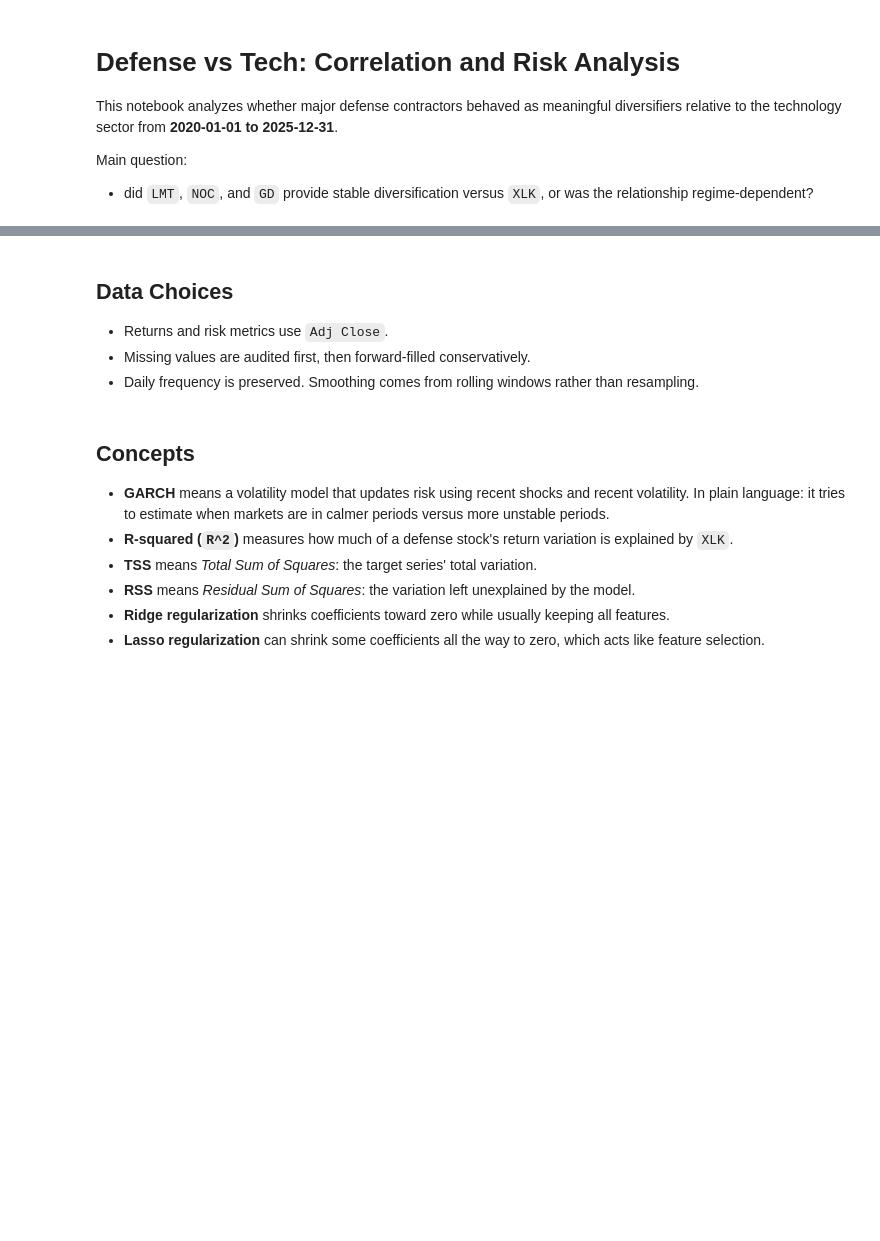
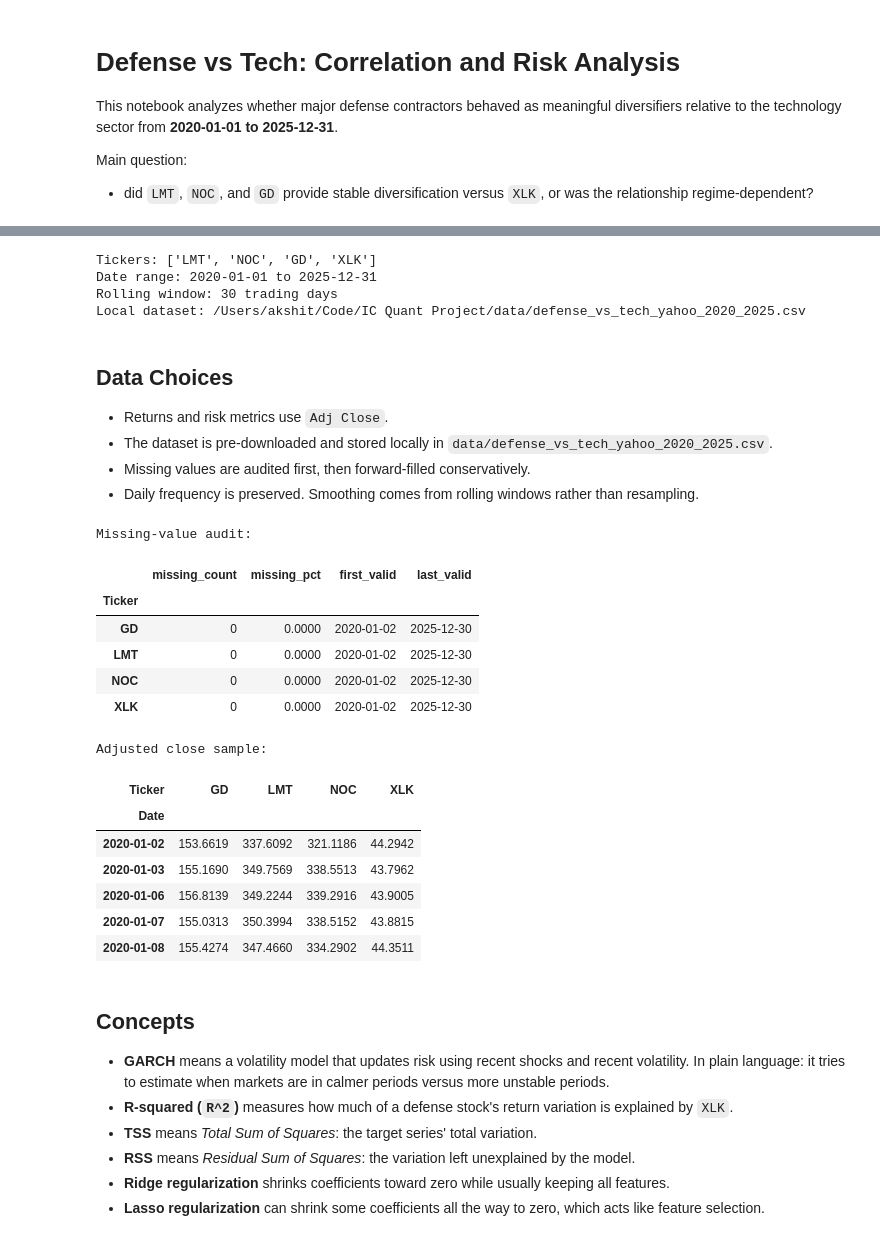
Before and after one commit to akshitk26/ic-quant-project, a Jupyter notebook: defense_vs_tech_analysis.ipynb, the cells around one changed output, grey strips where cells are left out. Drawn from its saved outputs; the diff is of its cells as text; code cells hidden in the pictures; blank space fills up the shorter version.

Commit message:
data

```diff
--- a/defense_vs_tech_analysis.ipynb
+++ b/defense_vs_tech_analysis.ipynb
@@ -55,7 +28,6 @@ import pandas as pd
 import matplotlib.pyplot as plt
 import seaborn as sns
 import statsmodels.api as sm
-import yfinance as yf
 
 from arch import arch_model
 from sklearn.linear_model import LinearRegression, Ridge, Lasso
@@ -80,39 +52,42 @@ RIDGE_ALPHA = 1.0
 LASSO_ALPHA = 0.0005
 MOMENTUM_WINDOW = 30
 
-# output folder
+# local repo data path
 BASE_DIR = Path.cwd()
+DATA_PATH = BASE_DIR / "data" / "defense_vs_tech_yahoo_2020_2025.csv"
 EXPORT_DIR = BASE_DIR / "outputs"
 EXPORT_DIR.mkdir(exist_ok=True)
 
 print(f"Tickers: {TICKERS}")
 print(f"Date range: {START_DATE} to {END_DATE}")
 print(f"Rolling window: {ROLLING_WINDOW} trading days")
+print(f"Local dataset: {DATA_PATH}")
+# %% [output]
+Tickers: ['LMT', 'NOC', 'GD', 'XLK']
+Date range: 2020-01-01 to 2025-12-31
+Rolling window: 30 trading days
+Local dataset: /Users/akshit/Code/IC Quant Project/data/defense_vs_tech_yahoo_2020_2025.csv
 # %% [markdown]
 ## Data Choices
 
 - Returns and risk metrics use `Adj Close`.
+- The dataset is pre-downloaded and stored locally in `data/defense_vs_tech_yahoo_2020_2025.csv`.
 - Missing values are audited first, then forward-filled conservatively.
 - Daily frequency is preserved. Smoothing comes from rolling windows rather than resampling.
 # %%
 # data loading and preprocessing
 
-# downloads raw yahoo finance data
-def fetch_data(tickers: List[str], start: str, end: str) -> pd.DataFrame:
-    df = yf.download(
-        tickers=tickers,
-        start=start,
-        end=end,
-        auto_adjust=False,
-        progress=False,
-        group_by="column",
-    )
+# loads the pre-downloaded repo dataset
+def load_local_data(csv_path: Path) -> pd.DataFrame:
+    if not csv_path.exists():
+        raise FileNotFoundError(f"Local dataset not found: {csv_path}")
+    df = pd.read_csv(csv_path, header=[0, 1], index_col=0, parse_dates=True)
     if df.empty:
-        raise ValueError("No data returned. Check ticker symbols or internet connectivity.")
+        raise ValueError("Local dataset is empty.")
     return df.sort_index()
 
 
-# pulls one field out of the yahoo multiindex
+# pulls one field out of the local multiindex
 def extract_field(raw_df: pd.DataFrame, field: str) -> pd.DataFrame:
     extracted = raw_df[field].copy() if isinstance(raw_df.columns, pd.MultiIndex) else raw_df[[field]].copy()
     if isinstance(extracted, pd.Series):
@@ -129,34 +104,50 @@ def audit_missing_values(df: pd.DataFrame) -> pd.DataFrame:
         "last_valid": df.apply(pd.Series.last_valid_index),
     }).sort_values("missing_count", ascending=False)
 
 
 # forward fills empty missing values
 def clean_price_data(prices: pd.DataFrame) -> pd.DataFrame:
     return prices.sort_index().ffill().dropna(how="all")
 
 
 # converts prices into daily returns
 def calculate_returns(prices: pd.DataFrame) -> pd.DataFrame:
     return prices.pct_change().dropna(how="all")
 
 
 # rebases prices to a common start value
 def normalize_prices(prices: pd.DataFrame, base: float = 100.0) -> pd.DataFrame:
     return prices.div(prices.iloc[0]).mul(base)
 
 
 # loads and cleans adjusted close data
-raw_data = fetch_data(TICKERS, START_DATE, END_DATE)
+raw_data = load_local_data(DATA_PATH)
 adj_close_raw = extract_field(raw_data, "Adj Close")
 missing_audit = audit_missing_values(adj_close_raw)
 adj_close = clean_price_data(adj_close_raw)
 returns = calculate_returns(adj_close)
 normalized_prices = normalize_prices(adj_close)
 
 print("Missing-value audit:")
 display(missing_audit)
 print("Adjusted close sample:")
 display(adj_close.head())
+# %% [output]
+Missing-value audit:
+|  | missing_count | missing_pct | first_valid | last_valid |
+| Ticker |  |  |  |  |
+| GD | 0 | 0.0000 | 2020-01-02 | 2025-12-30 |
+| LMT | 0 | 0.0000 | 2020-01-02 | 2025-12-30 |
+| NOC | 0 | 0.0000 | 2020-01-02 | 2025-12-30 |
+| XLK | 0 | 0.0000 | 2020-01-02 | 2025-12-30 |
+Adjusted close sample:
+| Ticker | GD | LMT | NOC | XLK |
+| Date |  |  |  |  |
+| 2020-01-02 | 153.6619 | 337.6092 | 321.1186 | 44.2942 |
+| 2020-01-03 | 155.1690 | 349.7569 | 338.5513 | 43.7962 |
+| 2020-01-06 | 156.8139 | 349.2244 | 339.2916 | 43.9005 |
+| 2020-01-07 | 155.0313 | 350.3994 | 338.5152 | 43.8815 |
+| 2020-01-08 | 155.4274 | 347.4660 | 334.2902 | 44.3511 |
 # %% [markdown]
 ## Concepts
 
```
Also changed, not shown: parts of 7 cells of this notebook, 1 other file.
